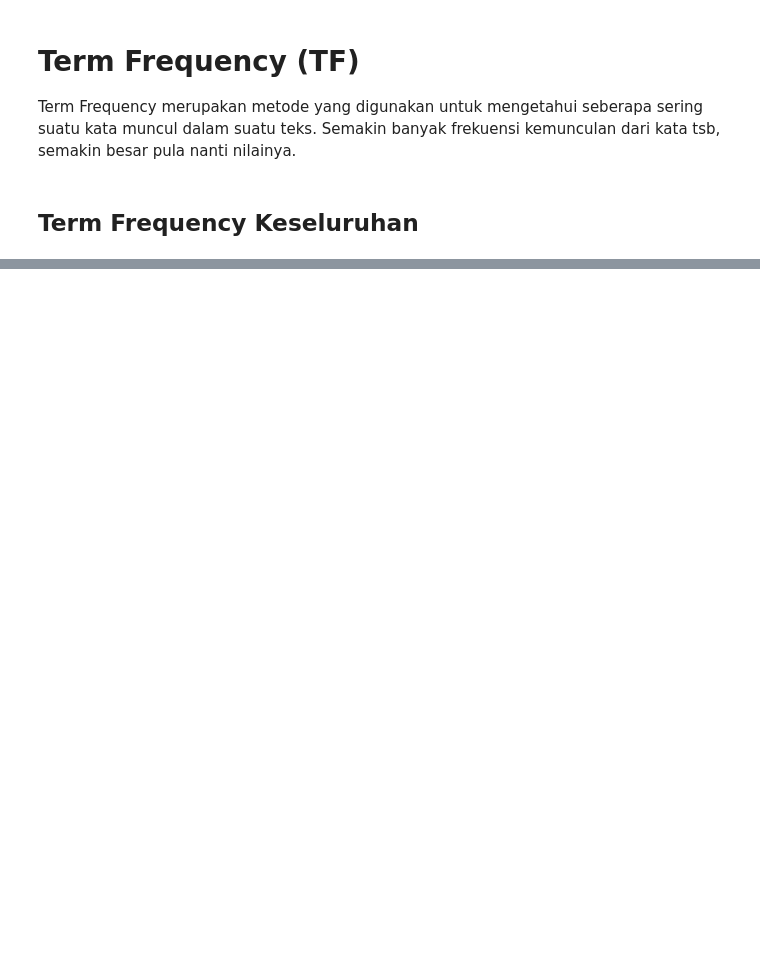
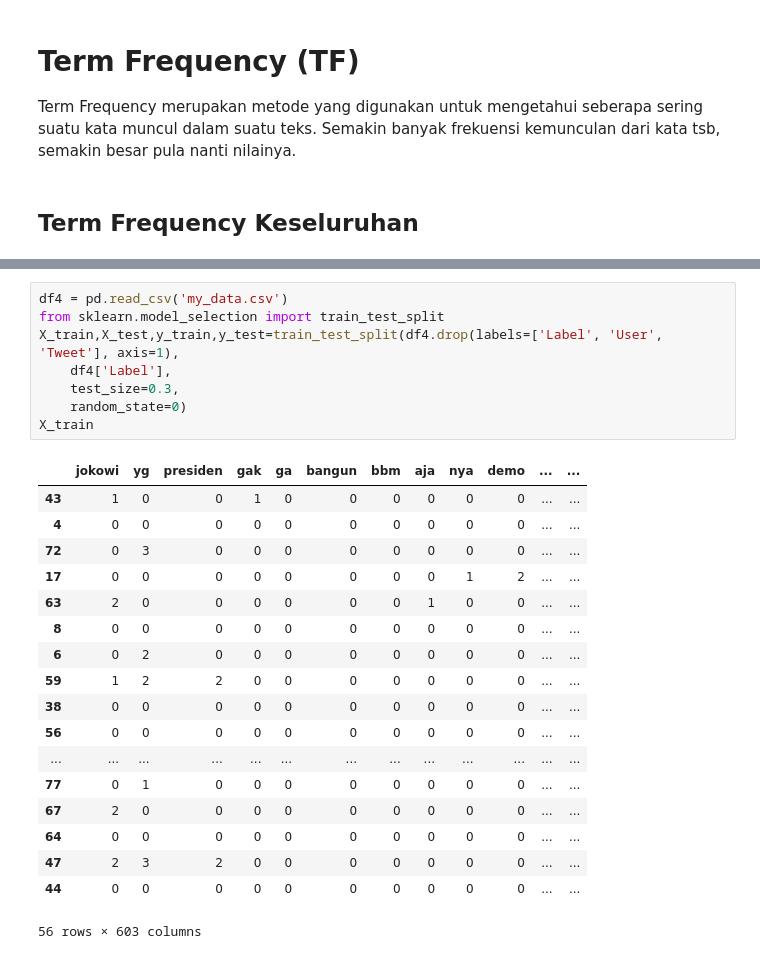
Before and after one commit to smilesense/Web-Mining, a Jupyter notebook: _sources/notebooks.ipynb, the cells around one changed output, grey strips where cells are left out. Drawn from its saved outputs; the diff is of its cells as text; blank space fills up the shorter version.

```diff
--- a/_sources/notebooks.ipynb
+++ b/_sources/notebooks.ipynb
@@ -378,0 +348,27 @@ Masukkan Jumlah Terms yang ingin digunakan (max 1912)
+# %%
+df4 = pd.read_csv('my_data.csv')
+from sklearn.model_selection import train_test_split
+X_train,X_test,y_train,y_test=train_test_split(df4.drop(labels=['Label', 'User', 'Tweet'], axis=1),
+    df4['Label'],
+    test_size=0.3,
+    random_state=0)
+X_train
+# %% [output]
+|  | jokowi | yg | presiden | gak | ga | bangun | bbm | aja | nya | demo | ... | ... |
+| 43 | 1 | 0 | 0 | 1 | 0 | 0 | 0 | 0 | 0 | 0 | ... | ... |
+| 4 | 0 | 0 | 0 | 0 | 0 | 0 | 0 | 0 | 0 | 0 | ... | ... |
+| 72 | 0 | 3 | 0 | 0 | 0 | 0 | 0 | 0 | 0 | 0 | ... | ... |
+| 17 | 0 | 0 | 0 | 0 | 0 | 0 | 0 | 0 | 1 | 2 | ... | ... |
+| 63 | 2 | 0 | 0 | 0 | 0 | 0 | 0 | 1 | 0 | 0 | ... | ... |
+| 8 | 0 | 0 | 0 | 0 | 0 | 0 | 0 | 0 | 0 | 0 | ... | ... |
+| 6 | 0 | 2 | 0 | 0 | 0 | 0 | 0 | 0 | 0 | 0 | ... | ... |
+| 59 | 1 | 2 | 2 | 0 | 0 | 0 | 0 | 0 | 0 | 0 | ... | ... |
+| 38 | 0 | 0 | 0 | 0 | 0 | 0 | 0 | 0 | 0 | 0 | ... | ... |
+| 56 | 0 | 0 | 0 | 0 | 0 | 0 | 0 | 0 | 0 | 0 | ... | ... |
+| ... | ... | ... | ... | ... | ... | ... | ... | ... | ... | ... | ... | ... |
+| 77 | 0 | 1 | 0 | 0 | 0 | 0 | 0 | 0 | 0 | 0 | ... | ... |
+| 67 | 2 | 0 | 0 | 0 | 0 | 0 | 0 | 0 | 0 | 0 | ... | ... |
+| 64 | 0 | 0 | 0 | 0 | 0 | 0 | 0 | 0 | 0 | 0 | ... | ... |
+| 47 | 2 | 3 | 2 | 0 | 0 | 0 | 0 | 0 | 0 | 0 | ... | ... |
+| 44 | 0 | 0 | 0 | 0 | 0 | 0 | 0 | 0 | 0 | 0 | ... | ... |
+56 rows × 603 columns
```
Also changed, not shown: parts of 31 cells of this notebook, 7 other files.
